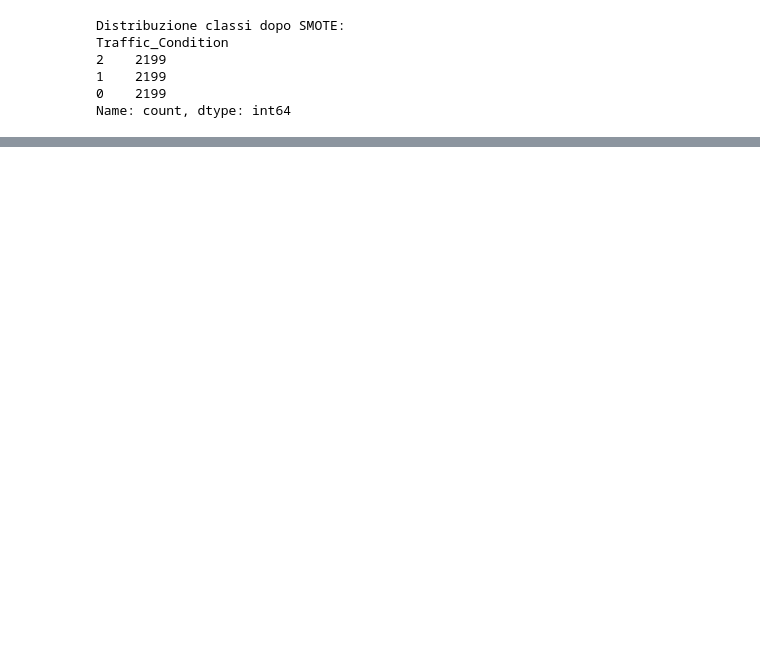
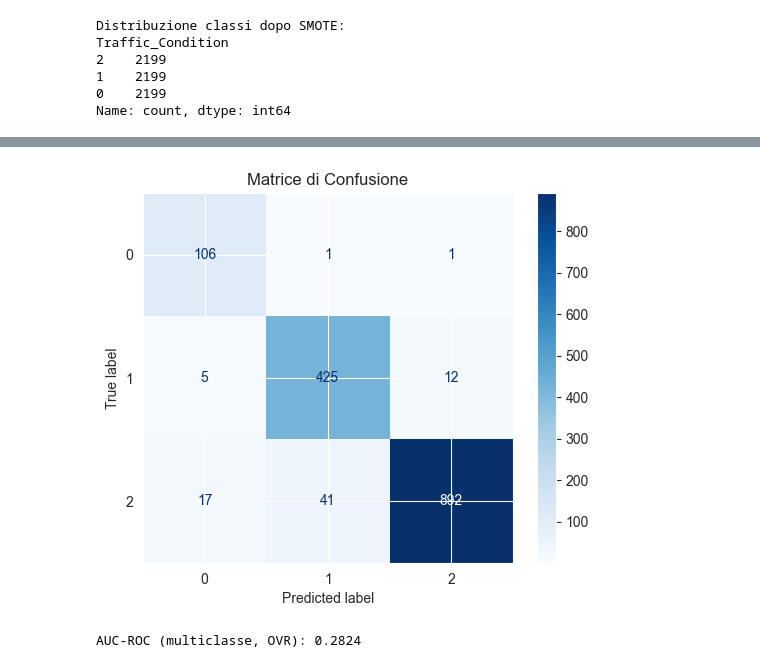
Before and after one commit to cienz0pio/DataAnalyticsProject, a Jupyter notebook: SmartMobility2.ipynb, the cells around one changed output, grey strips where cells are left out. Saved outputs shown, nothing was run; the diff lists cells and outputs as text; code cells hidden in the pictures; blank space fills up the shorter version.

```diff
--- a/SmartMobility2.ipynb
+++ b/SmartMobility2.ipynb
@@ -387,0 +399,74 @@ Cross-Validation Accuracy: 0.9630 (+/- 0.0178)
+# %%
+import pandas as pd
+import numpy as np
+from sklearn.ensemble import RandomForestClassifier
+from sklearn.model_selection import train_test_split, cross_val_score
+from sklearn.metrics import (
+    accuracy_score, classification_report, confusion_matrix,
+    ConfusionMatrixDisplay, roc_auc_score, roc_curve
+)
+import matplotlib.pyplot as plt
+
+# 1. Separazione variabili
+X = dataset.drop("Traffic_Condition", axis=1)
+y = dataset["Traffic_Condition"]
+
+# 2. Split train/test
+X_train, X_test, y_train, y_test = train_test_split(
+    X, y, test_size=0.3, random_state=42, stratify=y
+)
+
+# 3. Correlazione con il target
+correlation = dataset.corr(numeric_only=True)["Traffic_Condition"].abs()
+corr_selected = correlation[correlation >= 0.25].index.drop("Traffic_Condition")
+
+# 4. Feature importance
+model_temp = RandomForestClassifier(random_state=42)
+model_temp.fit(X_train, y_train)
+importances = model_temp.feature_importances_
+importance_series = pd.Series(importances, index=X.columns).sort_values(ascending=False)
+top5_important = importance_series.head(3).index
+
+# 5. Unione feature selezionate
+selected_features = list(set(corr_selected).union(set(top5_important)))
+print("Feature selezionate:", selected_features)
+
+# 6. Nuovi dataset con feature selezionate
+X_train_sel = X_train[selected_features]
+X_test_sel = X_test[selected_features]
+
+# 7. Training modello finale
+model = RandomForestClassifier(random_state=42)
+model.fit(X_train_sel, y_train)
+
+# 8. Predizione
+y_train_pred = model.predict(X_train_sel)
+y_test_pred = model.predict(X_test_sel)
+
+# 9. Valutazione
+print(f"Train Accuracy: {accuracy_score(y_train, y_train_pred):.4f}")
+print(f"Test Accuracy: {accuracy_score(y_test, y_test_pred):.4f}")
+
+cv_score = cross_val_score(model, X[selected_features], y, cv=5, scoring="accuracy")
+print(f"Cross-Validation Accuracy: {cv_score.mean():.4f}")
+
+print("\nClassification Report:")
+print(classification_report(y_test, y_test_pred))
+
+# 10. Confusion matrix
+cm = confusion_matrix(y_test, y_test_pred)
+disp = ConfusionMatrixDisplay(confusion_matrix=cm, display_labels=model.classes_)
+disp.plot(cmap="Blues")
+plt.title("Matrice di Confusione")
+plt.show()
+
+# 11. AUC-ROC Multiclasse
+# Binarizza il target per multiclass AUC
+from sklearn.preprocessing import label_binarize
+classes = y.unique()
+y_test_bin = label_binarize(y_test, classes=classes)
+y_score = model.predict_proba(X_test_sel)
+
+auc_score = roc_auc_score(y_test_bin, y_score, multi_class='ovr')
+print(f"AUC-ROC (multiclasse, OVR): {auc_score:.4f}")
+# %% [output]
@@ -387,0 +488,2 @@ Cross-Validation Accuracy: 0.9630 (+/- 0.0178)
+[figure, added]
+AUC-ROC (multiclasse, OVR): 0.2824
```
Also changed, not shown: parts of 12 cells of this notebook, 2 other files.
